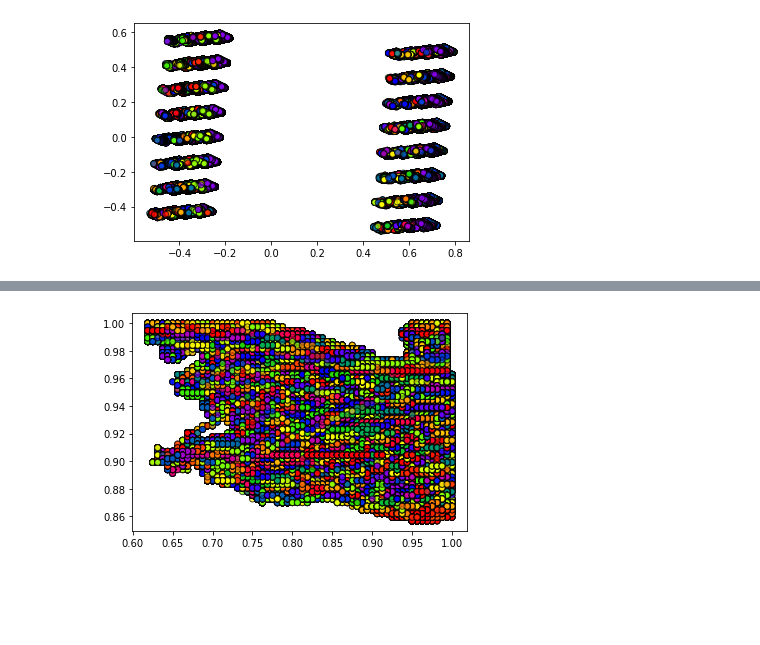
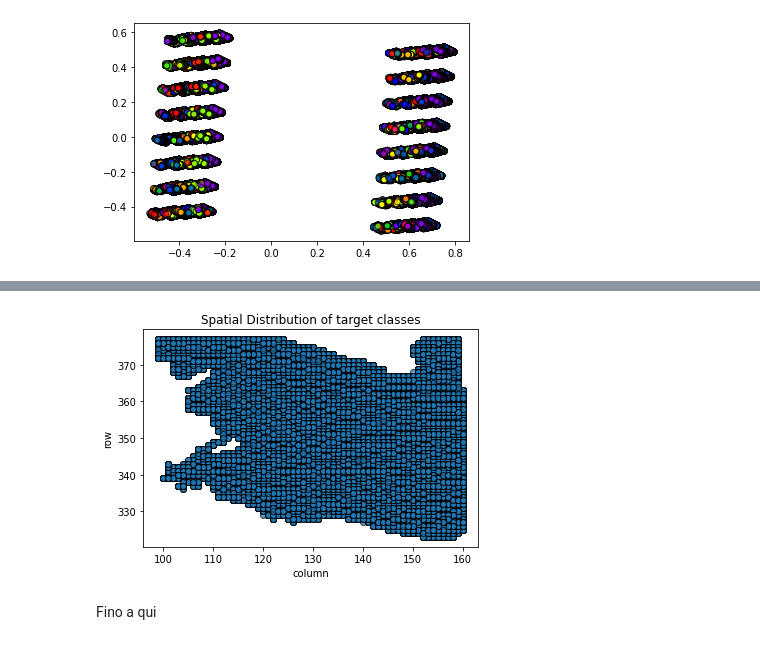
Before and after one commit to alod83/osiris, a Jupyter notebook: osiris2/preprocessing/5. Balancing.ipynb, the cells around one changed output, grey strips where cells are left out. Cells and saved outputs as stored; diff of their text form; code cells hidden in the pictures; blank space fills up the shorter version.

```diff
--- a/osiris2/preprocessing/5. Balancing.ipynb
+++ b/osiris2/preprocessing/5. Balancing.ipynb
@@ -40,8 +51,13 @@ plt.show()
 # %%
-plt.scatter(df['column'], df['row'], c=y, cmap=plt.cm.prism, edgecolor='k', alpha=0.7)
+plt.scatter(df['next_status_60_column'], df['next_status_60_row'], cmap=plt.cm.prism, edgecolor='k', alpha=0.7)
+plt.xlabel('column')
+plt.ylabel('row')
+plt.title('Spatial Distribution of target classes')
 plt.show()
 # %% [output]
-[figure, old version]
+[figure, new version]
+# %% [markdown]
+Fino a qui
 # %%
 from sklearn.tree import DecisionTreeClassifier
 from sklearn.metrics import precision_score
```
Also changed, not shown: parts of 4 cells of this notebook, 3 other files.
